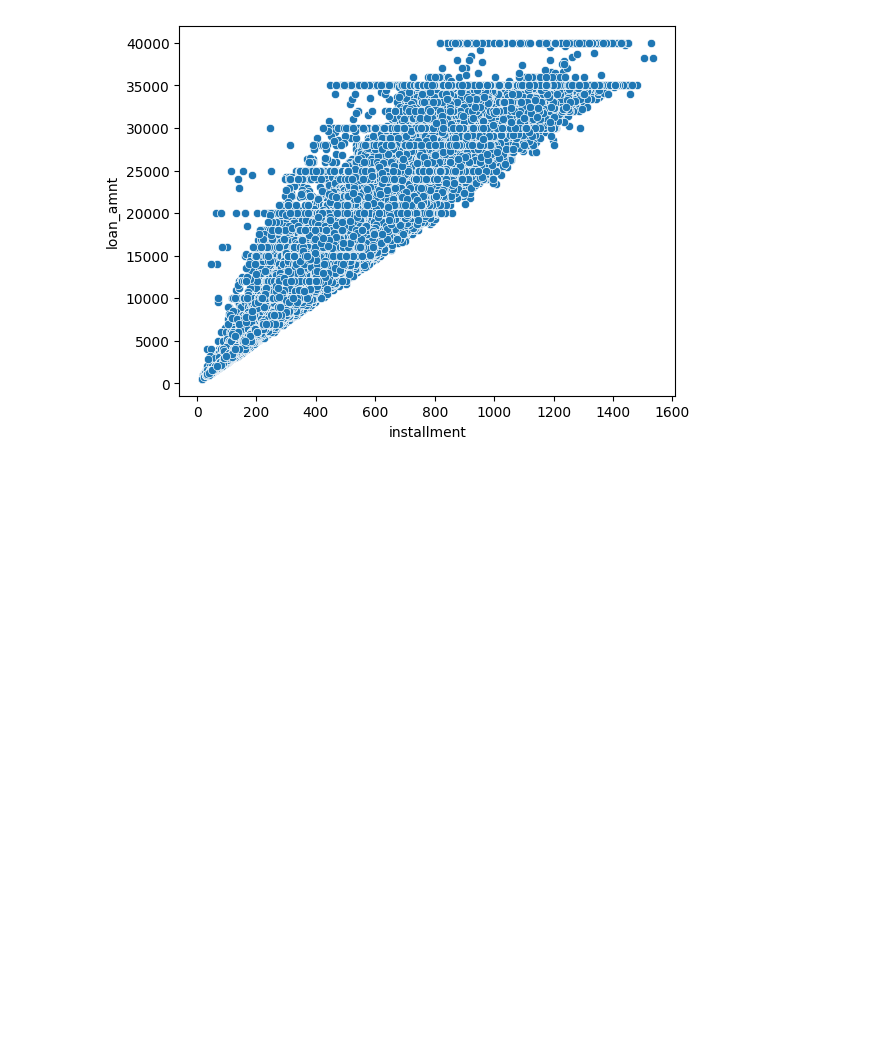
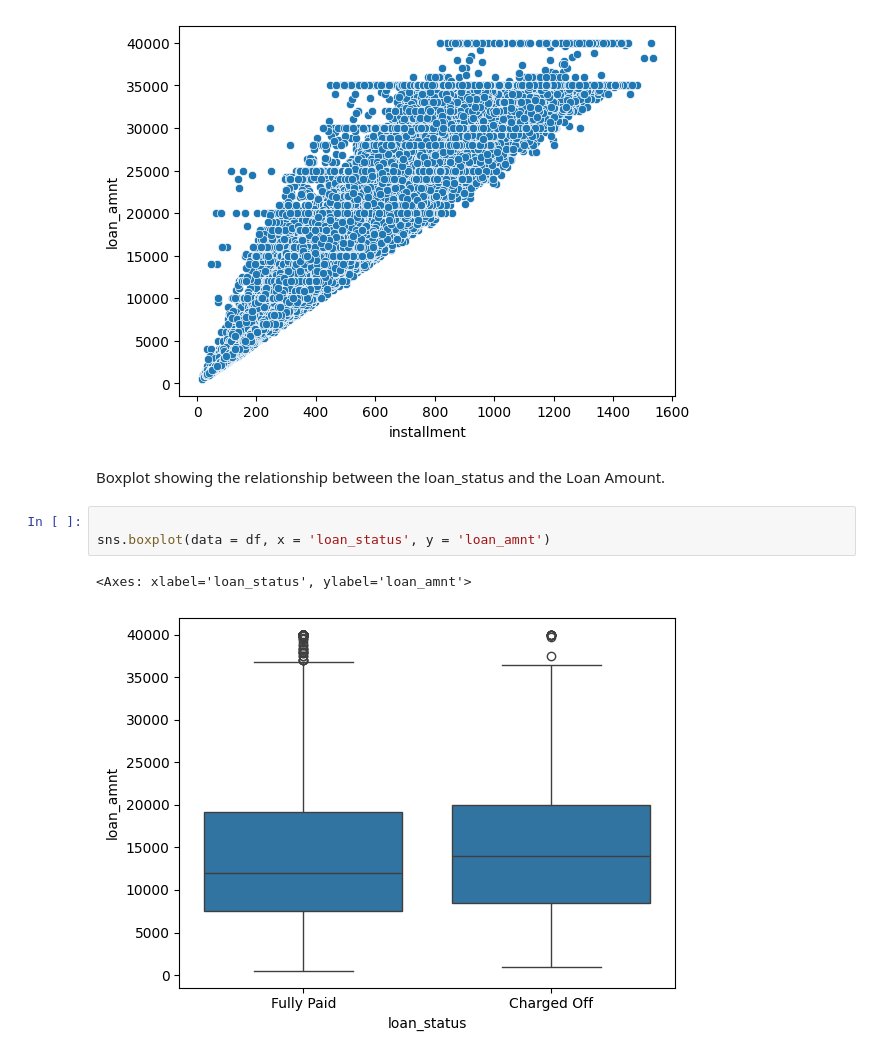
Before and after one commit to Saif-Ahh/LoanDetector, a Jupyter notebook: LoanDetector.ipynb, the cells around one changed output. Saved outputs shown, nothing was run; the diff lists cells and outputs as text; blank space fills up the shorter version.

Commit message:
Compare loan amounts by loan status

```diff
--- a/LoanDetector.ipynb
+++ b/LoanDetector.ipynb
@@ -282,3 +282,11 @@ The monthly payment owed by the borrower if the loan originates.
 The listed amount of the loan applied for by the borrower. If at some point in time, the credit department reduces the loan amount, then it will be reflected in this value.
 <Axes: xlabel='installment', ylabel='loan_amnt'>
 [figure]
+# %% [markdown]
+Boxplot showing the relationship between the loan_status and the Loan Amount.
+# %%
+
+sns.boxplot(data = df, x = 'loan_status', y = 'loan_amnt')
+# %% [output]
+<Axes: xlabel='loan_status', ylabel='loan_amnt'>
+[figure, added]
```
Also changed, not shown: parts of 1 cell of this notebook.
